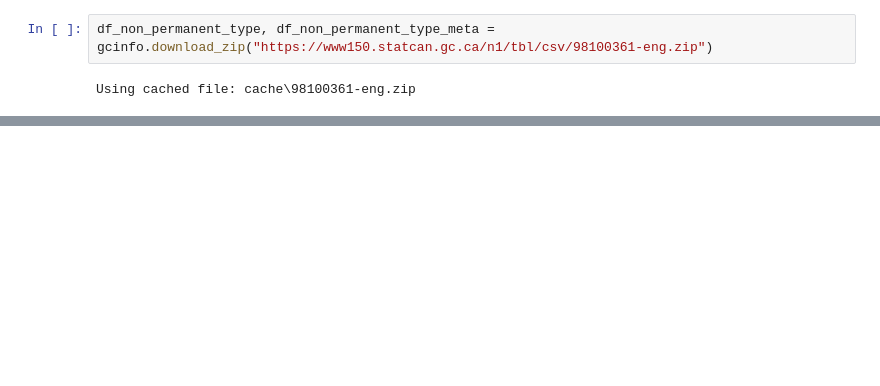
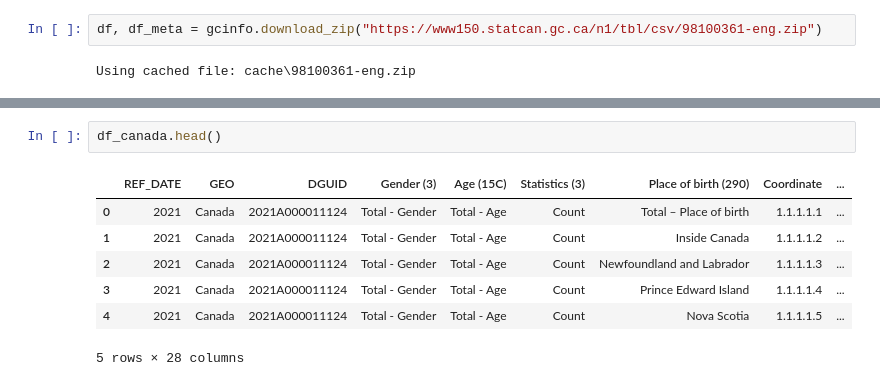
Before and after one commit to yrmo/gcinfo, a Jupyter notebook: non-permanent-by-place-of-birth-2021.ipynb, the cells around one changed output, grey strips where cells are left out. Drawn from its saved outputs; the diff is of its cells as text; blank space fills up the shorter version.

```diff
--- a/non-permanent-by-place-of-birth-2021.ipynb
+++ b/non-permanent-by-place-of-birth-2021.ipynb
@@ -78,5 +80,5 @@ may not necessarily add up to 100%.
 # %%
-df_non_permanent_type, df_non_permanent_type_meta = gcinfo.download_zip("https://www150.statcan.gc.ca/n1/tbl/csv/98100361-eng.zip")
+df, df_meta = gcinfo.download_zip("https://www150.statcan.gc.ca/n1/tbl/csv/98100361-eng.zip")
 # %% [output]
 Using cached file: cache\98100361-eng.zip
 # %%
@@ -101,2 +91,12 @@ df_non_permanent_type_canada["REF_DATE"].unique()
 # %% [output]
 array([2021])
+# %%
+df_canada.head()
+# %% [output]
+|  | REF_DATE | GEO | DGUID | Gender (3) | Age (15C) | Statistics (3) | Place of birth (290) | Coordinate | ... |
+| 0 | 2021 | Canada | 2021A000011124 | Total - Gender | Total - Age | Count | Total – Place of birth | 1.1.1.1.1 | ... |
+| 1 | 2021 | Canada | 2021A000011124 | Total - Gender | Total - Age | Count | Inside Canada | 1.1.1.1.2 | ... |
+| 2 | 2021 | Canada | 2021A000011124 | Total - Gender | Total - Age | Count | Newfoundland and Labrador | 1.1.1.1.3 | ... |
+| 3 | 2021 | Canada | 2021A000011124 | Total - Gender | Total - Age | Count | Prince Edward Island | 1.1.1.1.4 | ... |
+| 4 | 2021 | Canada | 2021A000011124 | Total - Gender | Total - Age | Count | Nova Scotia | 1.1.1.1.5 | ... |
+5 rows × 28 columns
```
Also changed, not shown: parts of 12 cells of this notebook.
